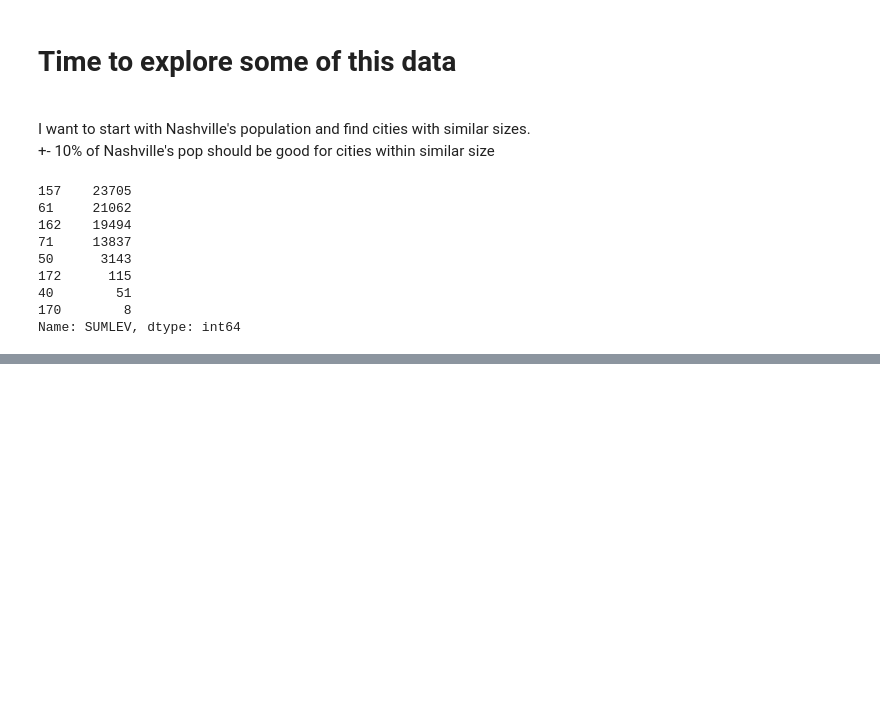
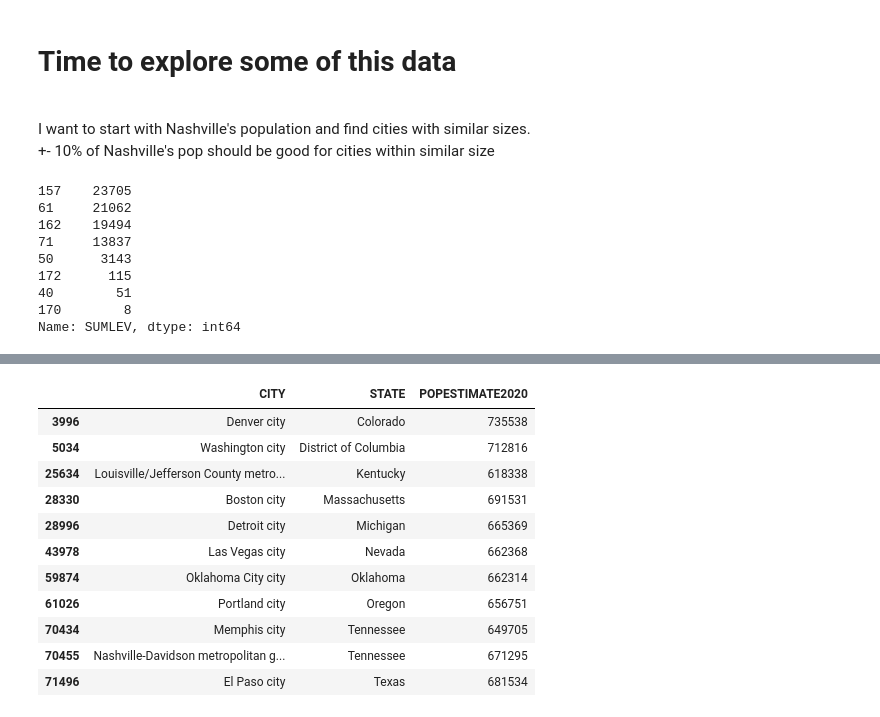
Before and after one commit to tye642/nashville_public_transportation, a Jupyter notebook: notebook/census_data_analysis.ipynb, the cells around one changed output, grey strips where cells are left out. Cells and saved outputs as stored; diff of their text form; code cells hidden in the pictures; blank space fills up the shorter version.

```diff
--- a/notebook/census_data_analysis.ipynb
+++ b/notebook/census_data_analysis.ipynb
@@ -104,0 +132,18 @@ city_pop
+# %%
+# I hard coded the number into the code. I was getting an error trying to point it to 'nash_2020_pop['Plus_10']'. I also rounded up to the next whole number.
+
+similar_size_cities = city_2020_pop[((city_2020_pop['POPESTIMATE2020'] <= 738425) & (city_2020_pop['POPESTIMATE2020'] >= 604166))]
+similar_size_cities
+# %% [output]
+|  | CITY | STATE | POPESTIMATE2020 |
+| 3996 | Denver city | Colorado | 735538 |
+| 5034 | Washington city | District of Columbia | 712816 |
+| 25634 | Louisville/Jefferson County metro... | Kentucky | 618338 |
+| 28330 | Boston city | Massachusetts | 691531 |
+| 28996 | Detroit city | Michigan | 665369 |
+| 43978 | Las Vegas city | Nevada | 662368 |
+| 59874 | Oklahoma City city | Oklahoma | 662314 |
+| 61026 | Portland city | Oregon | 656751 |
+| 70434 | Memphis city | Tennessee | 649705 |
+| 70455 | Nashville-Davidson metropolitan g... | Tennessee | 671295 |
+| 71496 | El Paso city | Texas | 681534 |
```
Also changed, not shown: parts of 10 cells of this notebook.
